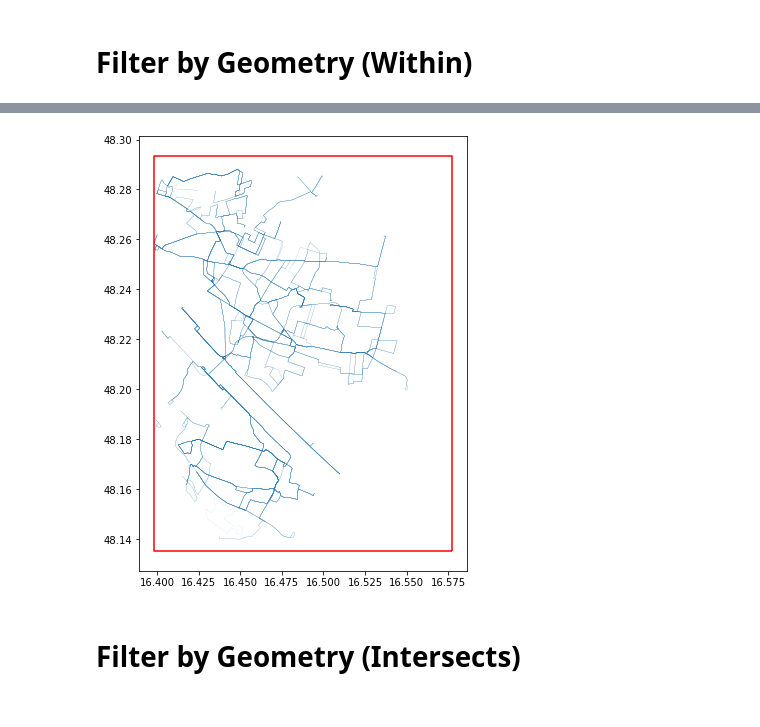
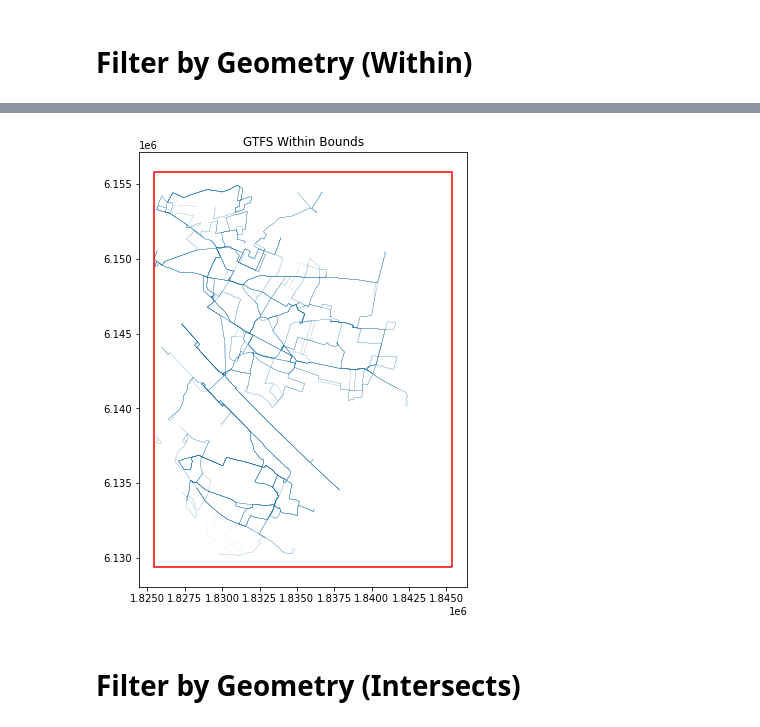
Before and after one commit to triply-at/gtfsutils, a Jupyter notebook: quickstart.ipynb, the cells around one changed output, grey strips where cells are left out. Saved outputs shown, nothing was run; the diff lists cells and outputs as text; code cells hidden in the pictures.

```diff
--- a/quickstart.ipynb
+++ b/quickstart.ipynb
@@ -51,5 +35,10 @@ Wall time: 1.04 s
 # %%
 %%time
+bounds = [16.398134, 48.1352198, 16.5775132, 48.2935324]
+gdf_bounds = gpd.GeoSeries(
+    shapely.geometry.box(*bounds),
+    crs='EPSG:4326').boundary
+
 filepath = "data/vienna.gtfs.zip"
-df_dict = load_gtfs(filepath)
+df_dict = gtfsutils.load_gtfs(filepath)
 # %% [output]
@@ -64,0 +54,3 @@ dict_keys(['stops', 'stop_times', 'shapes', 'calendar_dates', 'calendar', 'trips
+# %%
+%%time
+gdf_routes = gtfsutils.routes.load_routes_counts(df_dict)
@@ -65,4 +70,4 @@ dict_keys(['stops', 'stop_times', 'shapes', 'calendar_dates', 'calendar', 'trips
 # %%
 %%time
-gdf = load_shapes(df_dict)
+gdf = gtfsutils.load_shapes(df_dict)
 # %% [output]
@@ -88,4 +93,4 @@ Wall time: 4.93 s
 # %%
 %%time
-gdf = load_shapes(df_dict)
+gdf = gtfsutils.load_shapes(df_dict)
 # %% [output]
@@ -94,12 +99,11 @@ Wall time: 1.03 s
 # %%
 fig, ax = plt.subplots(figsize=(12, 8))
 
-gdf.plot(ax=ax, linewidth=0.1, alpha=0.5);
-gpd.GeoSeries(
-    shapely.geometry.box(*bounds),
-    crs='EPSG:4326').boundary.plot(ax=ax, color='r');
+gdf.to_crs(epsg=3857).plot(ax=ax, linewidth=0.1, alpha=0.5)
+gdf_bounds.to_crs(epsg=3857).plot(ax=ax, color='r')
+ax.set_title("GTFS Within Bounds");
 # %% [output]
-[figure, old version]
+[figure, new version]
 # %% [markdown]
 # Filter by Geometry (Intersects)
 # %%
```
Also changed, not shown: parts of 30 cells of this notebook.
